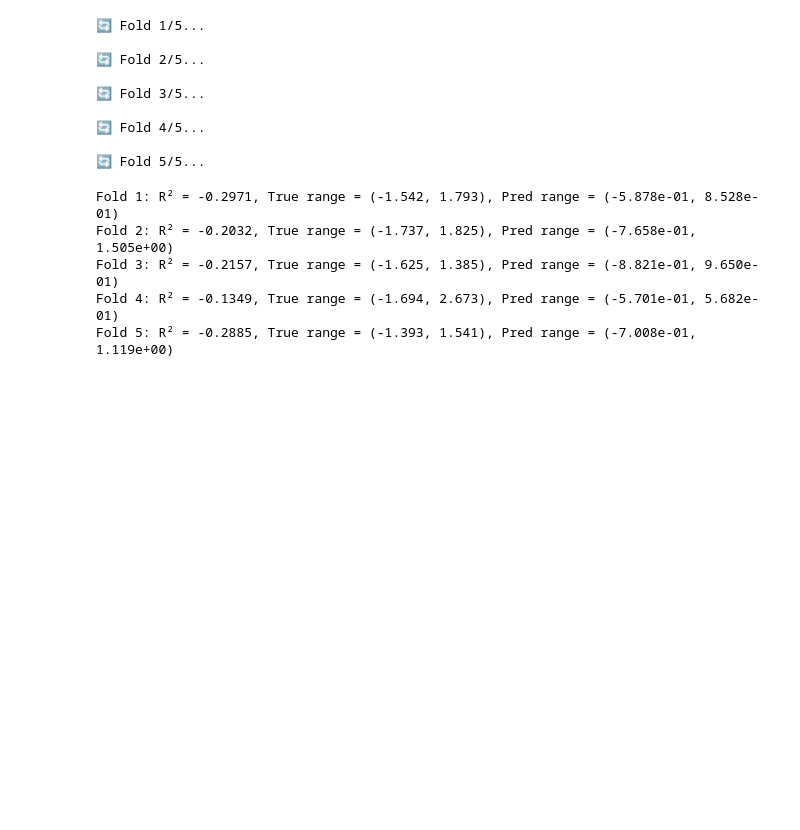
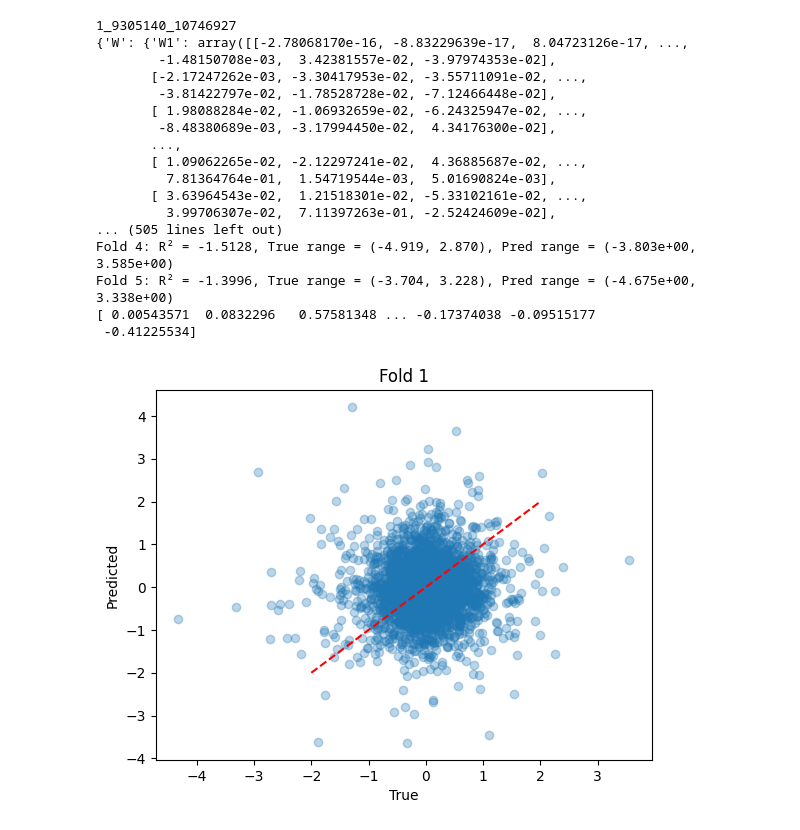
Before and after one commit to ChenRuilonggo/TRTWS, a Jupyter notebook: test.ipynb, the cells around one changed output. Cells and saved outputs as stored; diff of their text form; code cells hidden in the pictures; blank space fills up the shorter version.

```diff
--- a/test.ipynb
+++ b/test.ipynb
@@ -34,22 +1,47 @@ result
-# %%
-from utils import run_tensor_regression_cv
-r2s, y_trues, y_preds = run_tensor_regression_cv(list(genelist.keys())[2])
-# %% [output]
-🔄 Fold 1/5...
-
-🔄 Fold 2/5...
-
-🔄 Fold 3/5...
-
-🔄 Fold 4/5...
-
-🔄 Fold 5/5...
-# %%
-for i, (r2, y_true, y_pred) in enumerate(zip(r2s, y_trues, y_preds)):
-    print(f"Fold {i+1}: R² = {r2:.4f}, True range = ({y_true.min():.3f}, {y_true.max():.3f}), Pred range = ({y_pred.min():.3e}, {y_pred.max():.3e})")
-# %% [output]
-Fold 1: R² = -0.2971, True range = (-1.542, 1.793), Pred range = (-5.878e-01, 8.528e-01)
-Fold 2: R² = -0.2032, True range = (-1.737, 1.825), Pred range = (-7.658e-01, 1.505e+00)
-Fold 3: R² = -0.2157, True range = (-1.625, 1.385), Pred range = (-8.821e-01, 9.650e-01)
-Fold 4: R² = -0.1349, True range = (-1.694, 2.673), Pred range = (-5.701e-01, 5.682e-01)
-Fold 5: R² = -0.2885, True range = (-1.393, 1.541), Pred range = (-7.008e-01, 1.119e+00)
+# %%
+import json
+import numpy as np
+import pandas as pd
+from utils import run_tensor_regression
+from utils import run_tensor_regression_cv
+import matplotlib.pyplot as plt
+
+json_path = "/projects/YangLabData/Ruilong/APE_project/valid_region_gene_map.json"
+with open(json_path, 'r') as f:
+        genelist = json.load(f)
+region_id = list(genelist.keys())[6]
+print(region_id)
+
+result = run_tensor_regression(region_id)
+print(result)
+print(result["C_ts"].min())
+print(result["C_ts"].max())
+
+r2s, y_trues, y_preds = run_tensor_regression_cv(region_id)
+for i, (r2, y_true, y_pred) in enumerate(zip(r2s, y_trues, y_preds)):
+    print(f"Fold {i+1}: R² = {r2:.4f}, True range = ({y_true.min():.3f}, {y_true.max():.3f}), Pred range = ({y_pred.min():.3e}, {y_pred.max():.3e})")
+print(y_true)
+
+plt.scatter(y_trues[0], y_preds[0], alpha=0.3)
+plt.plot([-2, 2], [-2, 2], 'r--')
+plt.xlabel("True"); plt.ylabel("Predicted"); plt.title("Fold 1")
+plt.show()
+# %% [output]
+1_9305140_10746927
+{'W': {'W1': array([[-2.78068170e-16, -8.83229639e-17,  8.04723126e-17, ...,
+        -1.48150708e-03,  3.42381557e-02, -3.97974353e-02],
+       [-2.17247262e-03, -3.30417953e-02, -3.55711091e-02, ...,
+        -3.81422797e-02, -1.78528728e-02, -7.12466448e-02],
+       [ 1.98088284e-02, -1.06932659e-02, -6.24325947e-02, ...,
+        -8.48380689e-03, -3.17994450e-02,  4.34176300e-02],
+       ...,
+       [ 1.09062265e-02, -2.12297241e-02,  4.36885687e-02, ...,
+         7.81364764e-01,  1.54719544e-03,  5.01690824e-03],
+       [ 3.63964543e-02,  1.21518301e-02, -5.33102161e-02, ...,
+         3.99706307e-02,  7.11397263e-01, -2.52424609e-02],
+... (505 lines left out)
+Fold 4: R² = -1.5128, True range = (-4.919, 2.870), Pred range = (-3.803e+00, 3.585e+00)
+Fold 5: R² = -1.3996, True range = (-3.704, 3.228), Pred range = (-4.675e+00, 3.338e+00)
+[ 0.00543571  0.0832296   0.57581348 ... -0.17374038 -0.09515177
+ -0.41225534]
+[figure, added]
```
Also changed, not shown: parts of 7 cells of this notebook, 2 other files.
